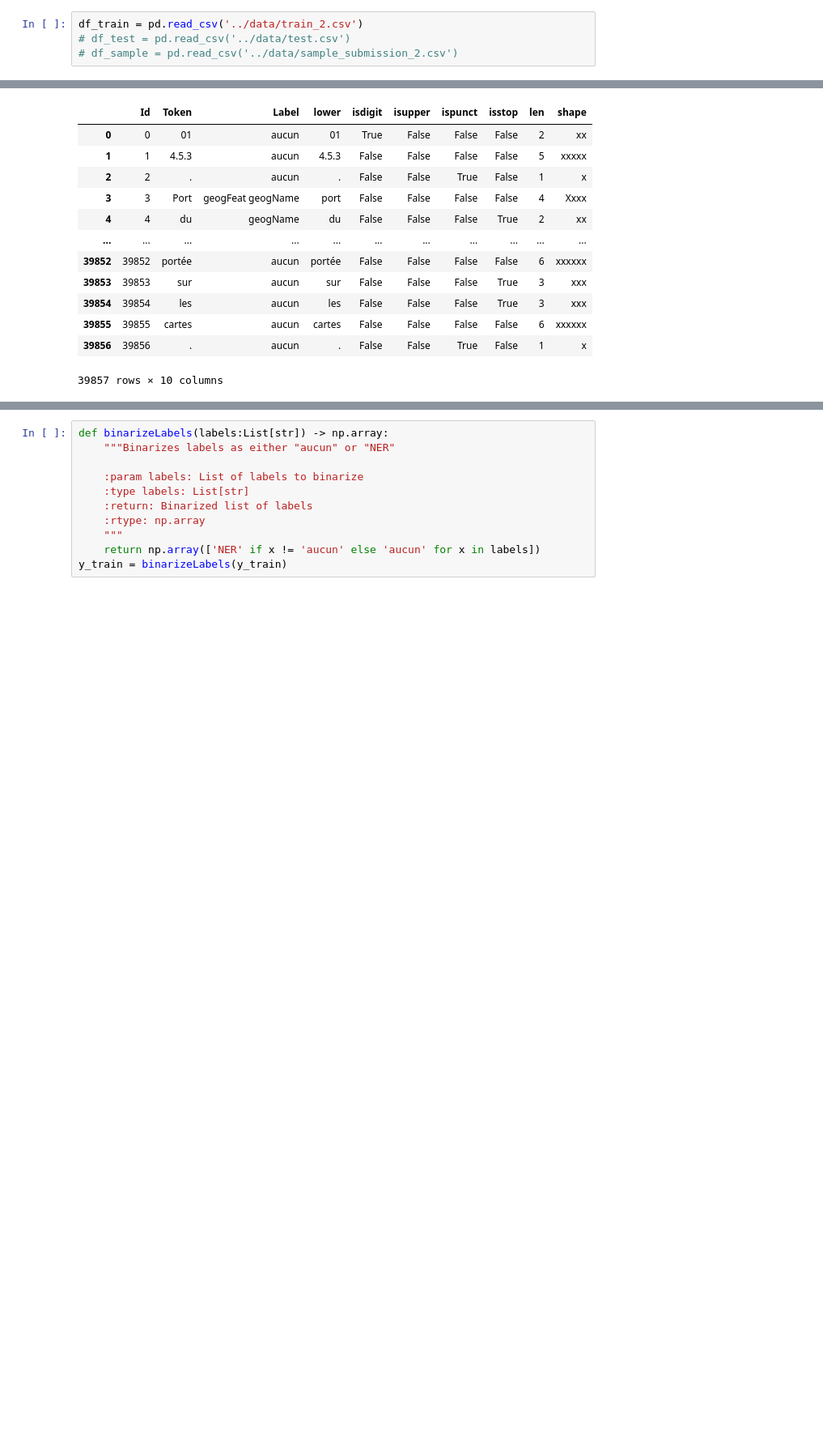
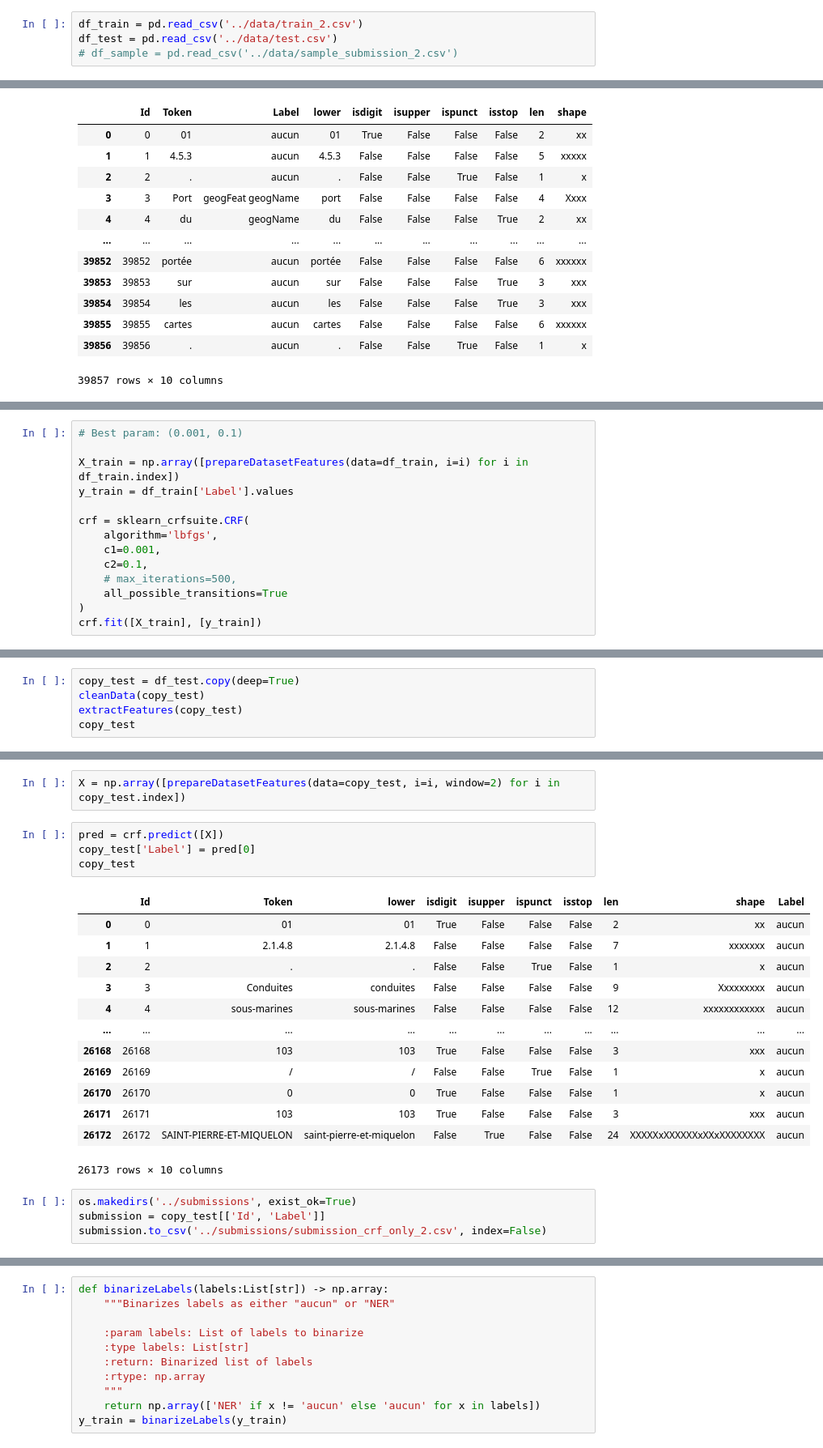
Before and after one commit to nicolasgutehrle/DefiTextmineCRIT, a Jupyter notebook: exploration/crf.ipynb, the cells around one changed output, grey strips where cells are left out. Shown at 81% size. Drawn from its saved outputs; the diff is of its cells as text; blank space fills up the shorter version.

Commit message:
test with crf classifiers only

```diff
--- a/exploration/crf.ipynb
+++ b/exploration/crf.ipynb
@@ -21,7 +20,7 @@ from sklearn.model_selection import train_test_split, cross_val_score, Randomize
 nlp = spacy.load('fr_core_news_lg')
 # %%
 df_train = pd.read_csv('../data/train_2.csv')
-# df_test = pd.read_csv('../data/test.csv')
+df_test = pd.read_csv('../data/test.csv')
 # df_sample = pd.read_csv('../data/sample_submission_2.csv')
 # %%
 def cleanData(data:pd.DataFrame) -> None:
@@ -121,0 +196,14 @@ X_train.shape, y_train.shape
+# %%
+# Best param: (0.001, 0.1)
+
+X_train = np.array([prepareDatasetFeatures(data=df_train, i=i) for i in df_train.index])
+y_train = df_train['Label'].values
+
+crf = sklearn_crfsuite.CRF(
+    algorithm='lbfgs',
+    c1=0.001,
+    c2=0.1,
+    # max_iterations=500,
+    all_possible_transitions=True
+)
+crf.fit([X_train], [y_train])
@@ -121,0 +219,5 @@ X_train.shape, y_train.shape
+# %%
+copy_test = df_test.copy(deep=True)
+cleanData(copy_test)
+extractFeatures(copy_test)
+copy_test
@@ -121,0 +238,24 @@ X_train.shape, y_train.shape
+# %%
+X = np.array([prepareDatasetFeatures(data=copy_test, i=i, window=2) for i in copy_test.index])
+# %%
+pred = crf.predict([X])
+copy_test['Label'] = pred[0]
+copy_test
+# %% [output]
+|  | Id | Token | lower | isdigit | isupper | ispunct | isstop | len | shape | Label |
+| 0 | 0 | 01 | 01 | True | False | False | False | 2 | xx | aucun |
+| 1 | 1 | 2.1.4.8 | 2.1.4.8 | False | False | False | False | 7 | xxxxxxx | aucun |
+| 2 | 2 | . | . | False | False | True | False | 1 | x | aucun |
+| 3 | 3 | Conduites | conduites | False | False | False | False | 9 | Xxxxxxxxx | aucun |
+| 4 | 4 | sous-marines | sous-marines | False | False | False | False | 12 | xxxxxxxxxxxx | aucun |
+| ... | ... | ... | ... | ... | ... | ... | ... | ... | ... | ... |
+| 26168 | 26168 | 103 | 103 | True | False | False | False | 3 | xxx | aucun |
+| 26169 | 26169 | / | / | False | False | True | False | 1 | x | aucun |
+| 26170 | 26170 | 0 | 0 | True | False | False | False | 1 | x | aucun |
+| 26171 | 26171 | 103 | 103 | True | False | False | False | 3 | xxx | aucun |
+| 26172 | 26172 | SAINT-PIERRE-ET-MIQUELON | saint-pierre-et-miquelon | False | True | False | False | 24 | XXXXXxXXXXXXxXXxXXXXXXXX | aucun |
+26173 rows × 10 columns
+# %%
+os.makedirs('../submissions', exist_ok=True)
+submission = copy_test[['Id', 'Label']]
+submission.to_csv('../submissions/submission_crf_only_2.csv', index=False)
```
Also changed, not shown: parts of 17 cells of this notebook, 5 other files.
